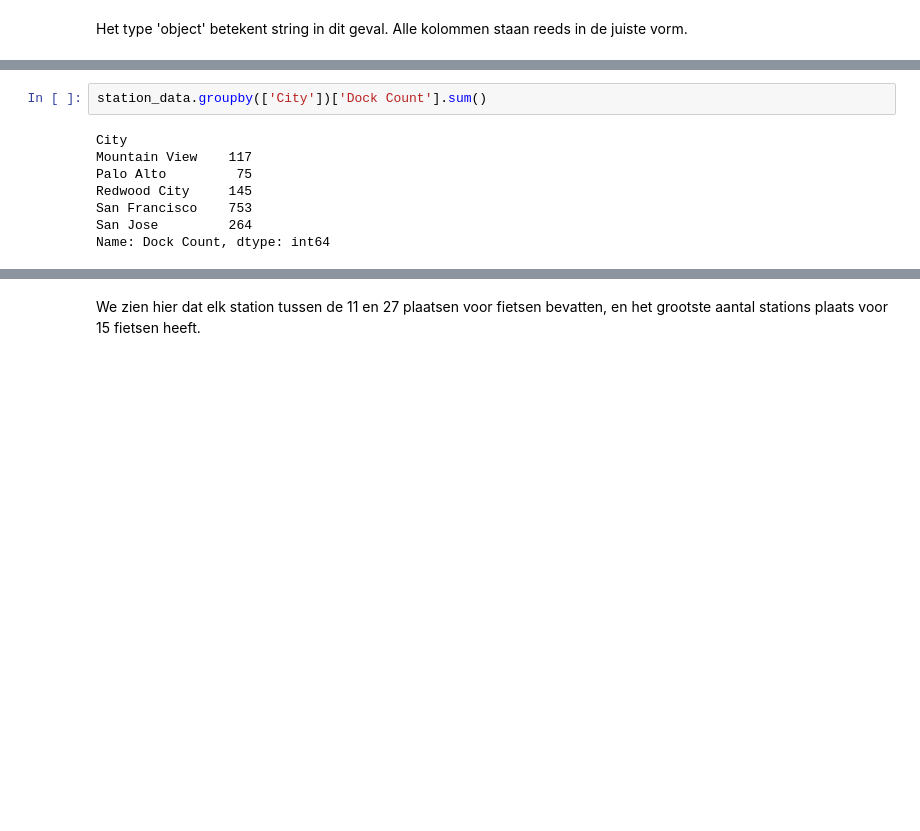
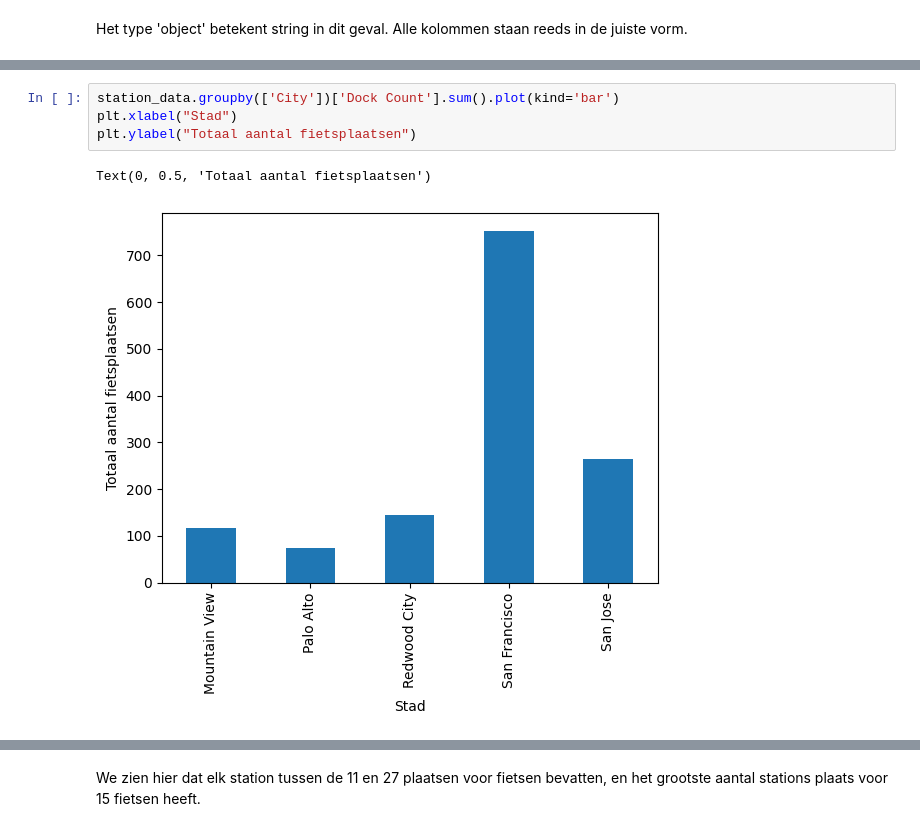
Before and after one commit to DecosterBram/MOW-BikeShare-workshop, a Jupyter notebook: notebooks/BikeShare_exercise_solution.ipynb, the cells around one changed output, grey strips where cells are left out. Drawn from its saved outputs; the diff is of its cells as text; blank space fills up the shorter version.

```diff
--- a/notebooks/BikeShare_exercise_solution.ipynb
+++ b/notebooks/BikeShare_exercise_solution.ipynb
@@ -88,12 +129,9 @@ Name: count, dtype: int64
 # %%
-station_data.groupby(['City'])['Dock Count'].sum()
+station_data.groupby(['City'])['Dock Count'].sum().plot(kind='bar')
+plt.xlabel("Stad")
+plt.ylabel("Totaal aantal fietsplaatsen")
 # %% [output]
-City
-Mountain View    117
-Palo Alto         75
-Redwood City     145
-San Francisco    753
-San Jose         264
-Name: Dock Count, dtype: int64
+Text(0, 0.5, 'Totaal aantal fietsplaatsen')
+[figure, added]
 # %%
 station_data['Dock Count'].value_counts().sort_index().plot(kind='bar')
```
Also changed, not shown: parts of 29 cells of this notebook, 3 other files.
